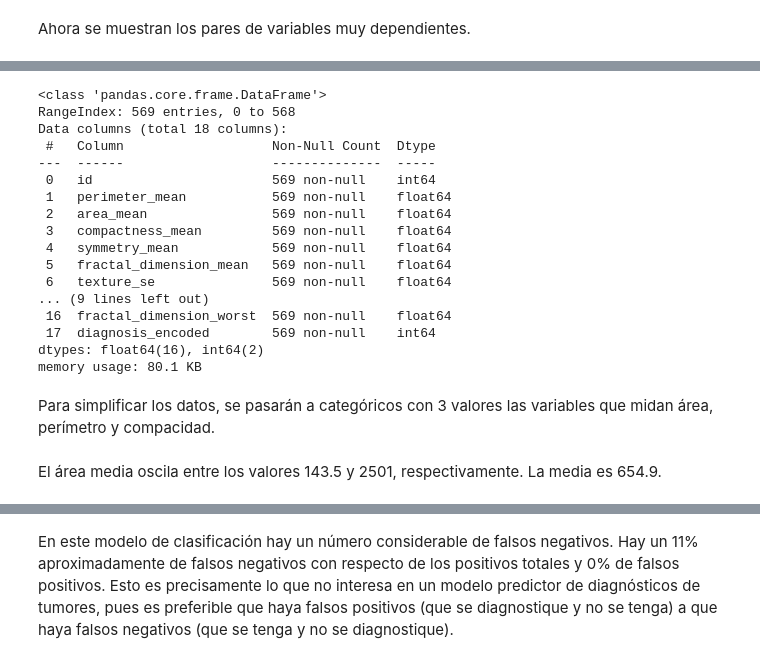
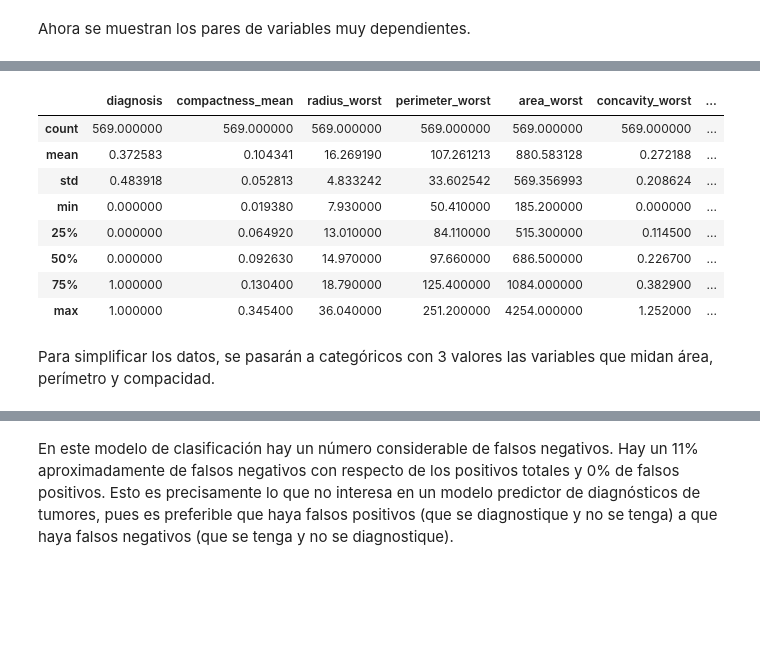
Before and after one commit to Alf-caput/LAB03_Clasificacion, a Jupyter notebook: Practica1LAB03.ipynb, the cells around one changed output, grey strips where cells are left out. Cells and saved outputs as stored; diff of their text form; code cells hidden in the pictures; blank space fills up the shorter version.

```diff
--- a/Practica1LAB03.ipynb
+++ b/Practica1LAB03.ipynb
@@ -88,0 +100,2 @@ Se observa que las características que más influyen en que el diagnóstico sea
+# %%
+df_new = df_new.drop(columns = ['texture_mean','smoothness_mean','concavity_mean','symmetry_mean','fractal_dimension_mean','radius_se','texture_se','perimeter_se','area_se','smoothness_se','compactness_se','concavity_se','concave points_se','symmetry_se','fractal_dimension_se','texture_worst','smoothness_worst','compactness_worst','symmetry_worst','fractal_dimension_worst'])
@@ -182,25 +182,15 @@ Las variables que se eliminarán son las siguientes:
-# %%
-df = df_new.drop(columns=['radius_mean','texture_mean','area_worst','smoothness_mean','concavity_mean','concave points_mean','radius_se','perimeter_se','area_se','compactness_se','radius_worst','perimeter_worst','compactness_worst','concavity_worst'])
-df.info()
-# %% [output]
-<class 'pandas.core.frame.DataFrame'>
-RangeIndex: 569 entries, 0 to 568
-Data columns (total 18 columns):
- #   Column                   Non-Null Count  Dtype
----  ------                   --------------  -----
- 0   id                       569 non-null    int64
- 1   perimeter_mean           569 non-null    float64
- 2   area_mean                569 non-null    float64
- 3   compactness_mean         569 non-null    float64
- 4   symmetry_mean            569 non-null    float64
- 5   fractal_dimension_mean   569 non-null    float64
- 6   texture_se               569 non-null    float64
-... (9 lines left out)
- 16  fractal_dimension_worst  569 non-null    float64
- 17  diagnosis_encoded        569 non-null    int64
-dtypes: float64(16), int64(2)
-memory usage: 80.1 KB
+# %%
+df_new = df_new.drop(columns = ['radius_mean','perimeter_mean','area_mean','concave points_mean'])
+df_new.describe()
+# %% [output]
+|  | diagnosis | compactness_mean | radius_worst | perimeter_worst | area_worst | concavity_worst | ... |
+| count | 569.000000 | 569.000000 | 569.000000 | 569.000000 | 569.000000 | 569.000000 | ... |
+| mean | 0.372583 | 0.104341 | 16.269190 | 107.261213 | 880.583128 | 0.272188 | ... |
+| std | 0.483918 | 0.052813 | 4.833242 | 33.602542 | 569.356993 | 0.208624 | ... |
+| min | 0.000000 | 0.019380 | 7.930000 | 50.410000 | 185.200000 | 0.000000 | ... |
+| 25% | 0.000000 | 0.064920 | 13.010000 | 84.110000 | 515.300000 | 0.114500 | ... |
+| 50% | 0.000000 | 0.092630 | 14.970000 | 97.660000 | 686.500000 | 0.226700 | ... |
+| 75% | 1.000000 | 0.130400 | 18.790000 | 125.400000 | 1084.000000 | 0.382900 | ... |
+| max | 1.000000 | 0.345400 | 36.040000 | 251.200000 | 4254.000000 | 1.252000 | ... |
 # %% [markdown]
 Para simplificar los datos, se pasarán a categóricos con 3 valores las variables que midan área, perímetro y compacidad.
-# %% [markdown]
-El área media oscila entre los valores 143.5 y 2501, respectivamente.  La media es 654.9.
```
Also changed, not shown: parts of 64 cells of this notebook.
